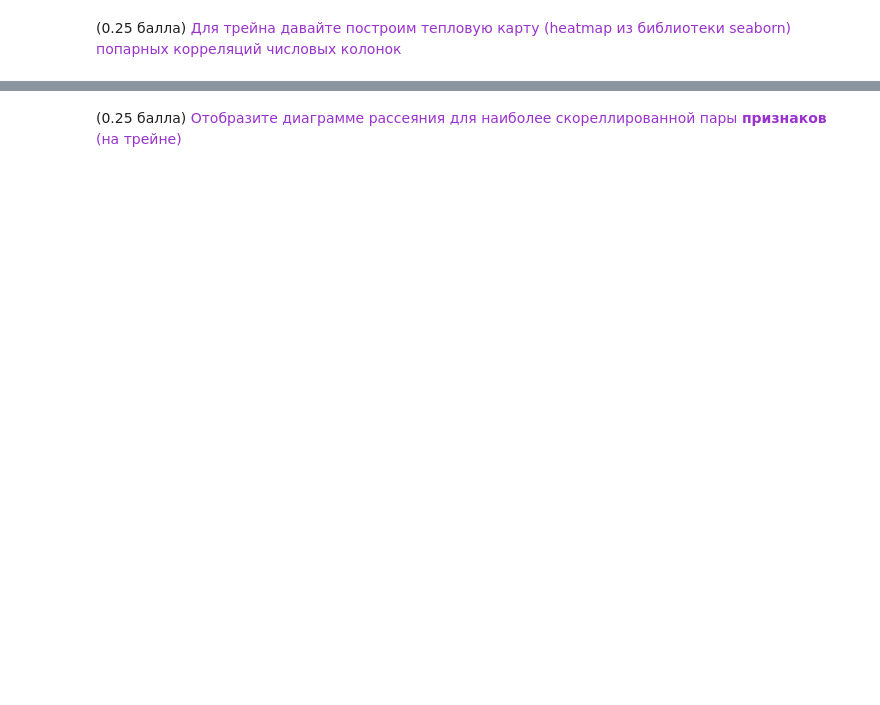
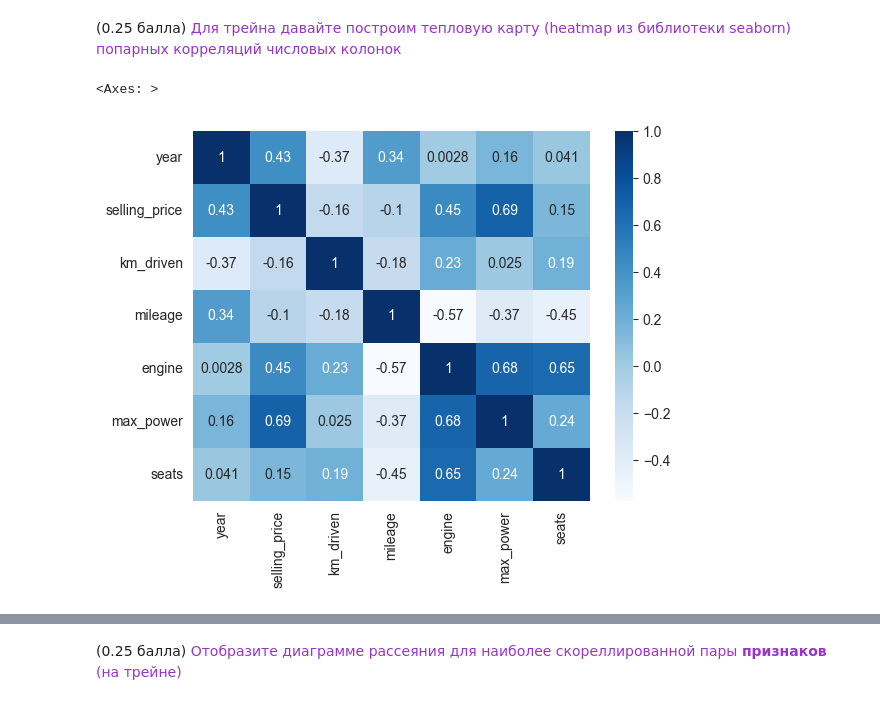
Before and after one commit to TiunovNN/hse-ml-homeworks, a Jupyter notebook: homework1/HW1_Regression_with_inference.ipynb, the cells around one changed output, grey strips where cells are left out. Cells and saved outputs as stored; diff of their text form; code cells hidden in the pictures; blank space fills up the shorter version.

```diff
--- a/homework1/HW1_Regression_with_inference.ipynb
+++ b/homework1/HW1_Regression_with_inference.ipynb
@@ -354,3 +339,8 @@ df_test[columns] = df_test[columns].astype('int')
+# %%
+sns.heatmap(df_train.corr(numeric_only=True), annot=True, cmap='Blues')
+# %% [output]
+<Axes: >
+[figure, added]
 # %% [markdown]
 Ответьте, пожалуйста, на вопросы:
 * <font color='#FF6600'>Какие 2 признака наименее скоррелированы между собой?</font>
```
Also changed, not shown: parts of 36 cells of this notebook.
